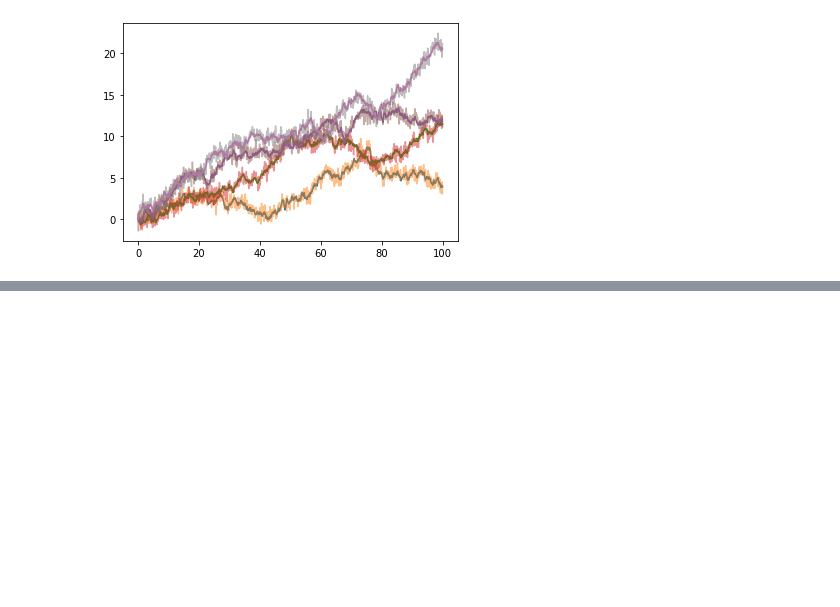
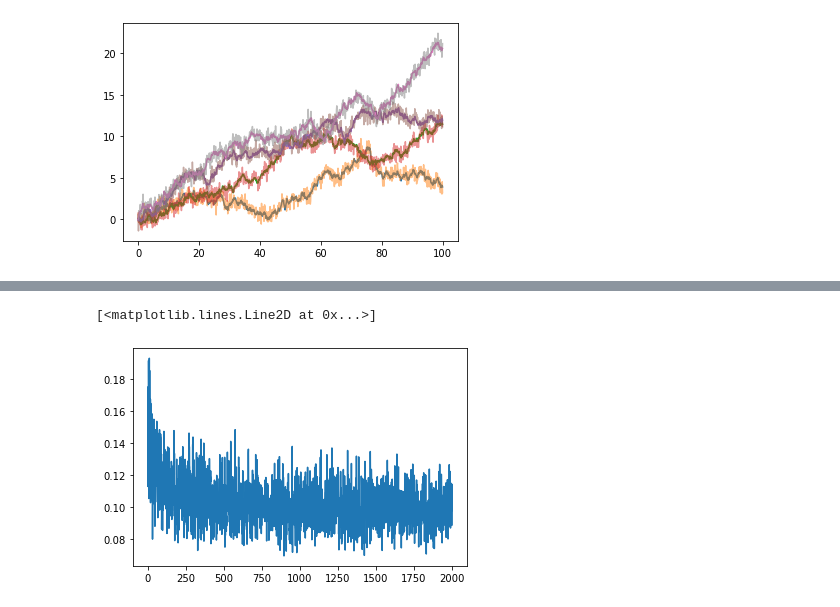
Before and after one commit to harrybraviner/jax_neural_nets, a Jupyter notebook: stax_sandbox.ipynb, the cells around one changed output, grey strips where cells are left out. Cells and saved outputs as stored; diff of their text form; code cells hidden in the pictures; blank space fills up the shorter version.

Commit message:
Running, and plot

```diff
--- a/stax_sandbox.ipynb
+++ b/stax_sandbox.ipynb
@@ -155,0 +129,24 @@ IndexError: too many indices for array: array is 1-dimensional, but 2 were index
+# %%
+step_size = 1e-4
+opt_init, opt_update, get_params = optimizers.adam(step_size)
+opt_state = opt_init(params)
+
+num_batches = 2001
+
+np_rng = np.random.RandomState(123)
+
+train_loss_log = []
+start_time = time.time()
+for batch_idx in range(num_batches):
+    _, x, x_tilde = generate_ou_process(x0=0.0, mu=0.1, sigma=0.5, dt=0.1, t_end=num_dims*0.1, rng=np_rng, sigma_noise=0.5, batch_size=batch_size)
+    x_in = jnp.expand_dims(x_tilde[:, :(num_dims-1)], 2)
+    y = jnp.array(x[:, 1:])
+
+    params, opt_state, loss = update(params, x_in, y, opt_state)
+
+    batch_time = time.time() - start_time
+    train_loss_log.append(loss)
+
+    if batch_idx % 100 == 0:
+        start_time = time.time()
+        print(f'Batch {batch_idx + 1} | T: {batch_time:0.2f}s | MSE: {loss:0.2f}')
@@ -155,0 +171,5 @@ IndexError: too many indices for array: array is 1-dimensional, but 2 were index
+# %%
+plt.plot(train_loss_log)
+# %% [output]
+[<matplotlib.lines.Line2D at 0x...>]
+[figure, added]
```
Also changed, not shown: parts of 9 cells of this notebook.
